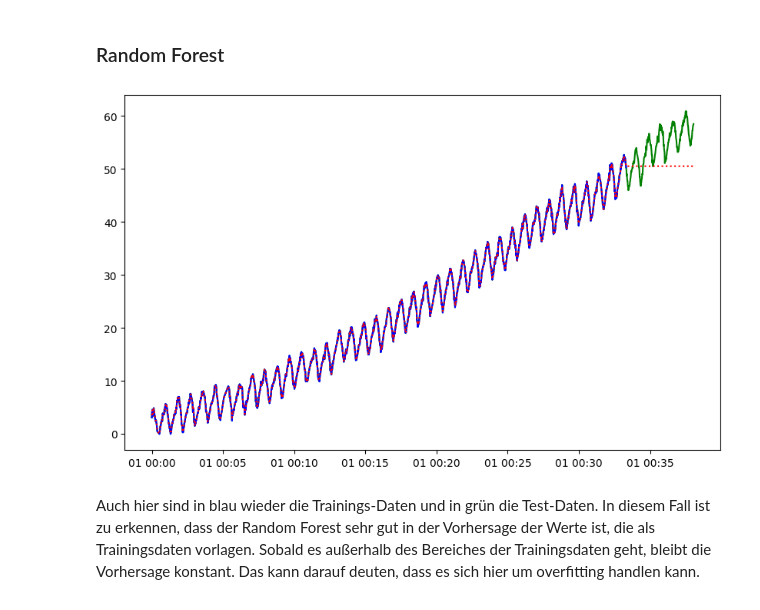
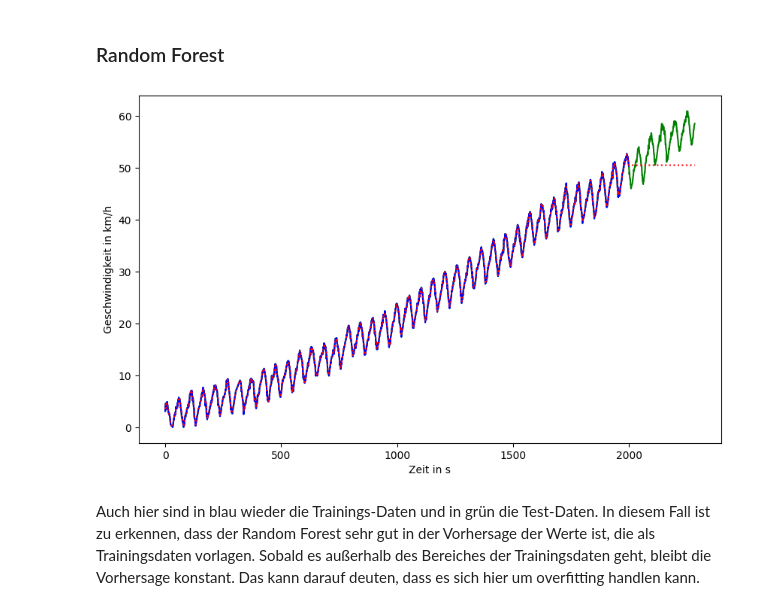
Before and after one commit to Maximus0203/DataWarehouse, a Jupyter notebook: Code.ipynb, the cells around one changed output. Cells and saved outputs as stored; diff of their text form; code cells hidden in the pictures.

```diff
--- a/Code.ipynb
+++ b/Code.ipynb
@@ -36,7 +36,7 @@ Um Daten zu haben, welche repräsentativ für die Messdaten stehen, werden Daten
 co2_data['co2_adjusted'] = co2_data['co2'] - co2_data['co2'].min()
 car_data = co2_data['co2_adjusted']
 
-car_data = car_data.rename('geschwindigkeit')
+car_data = car_data.rename('Geschwindigkeit')
 
 
 car_data.index = pd.date_range(start='2022-01-01', periods=len(car_data), freq='1s')
@@ -272,25 +274,32 @@ Auch hier sind in blau wieder die Trainings-Daten und in grün die Test-Daten. I
 # %% [markdown]
 ### Random Forest
 # %%
+from datetime import datetime
 from sklearn.ensemble import RandomForestRegressor
 
 # Model erstellen
 model = RandomForestRegressor()
 train, test = train_test_split(car_data_random_forest.values, train_size=2200)
 model.fit(X_train, car_data_random_forest_train.values)
 
 # Vorhersage
 preds = model.predict(X_pred)
 
 # Plot
+start_time = datetime(2022, 1, 1, 0, 0, 0)
+seconds_since_start = (car_data_random_forest.index - start_time).total_seconds()
+seconds_since_start_train = (car_data_random_forest_train.index - start_time).total_seconds()
 plt.figure(figsize=(10, 6))
-plt.plot(car_data_random_forest.index, car_data.values, color='green')
-plt.plot(car_data_random_forest_train.index, car_data_random_forest_train.values , color='blue')
-plt.plot(car_data_random_forest.index, preds , color='red', linestyle=':')
+
+plt.plot(seconds_since_start, car_data.values, color='green')
+plt.plot(seconds_since_start_train, car_data_random_forest_train.values , color='blue')
+plt.plot(seconds_since_start, preds , color='red', linestyle=':')
+plt.ylabel('Geschwindigkeit in km/h')
+plt.xlabel('Zeit in s')
 plt.savefig('pictures/Modellierung/RamdomForest.pdf')
 plt.show()
 # %% [output]
-[figure, old version]
+[figure, new version]
 # %% [markdown]
 Auch hier sind in blau wieder die Trainings-Daten und in grün die Test-Daten. In diesem Fall ist zu erkennen, dass der Random Forest sehr gut in der Vorhersage der Werte ist, die als Trainingsdaten vorlagen. Sobald es außerhalb des Bereiches der Trainingsdaten geht, bleibt die Vorhersage konstant. Das kann darauf deuten, dass es sich hier um overfitting handlen kann.
 # %% [markdown]
```
Also changed, not shown: parts of 8 cells of this notebook, 6 other files.
